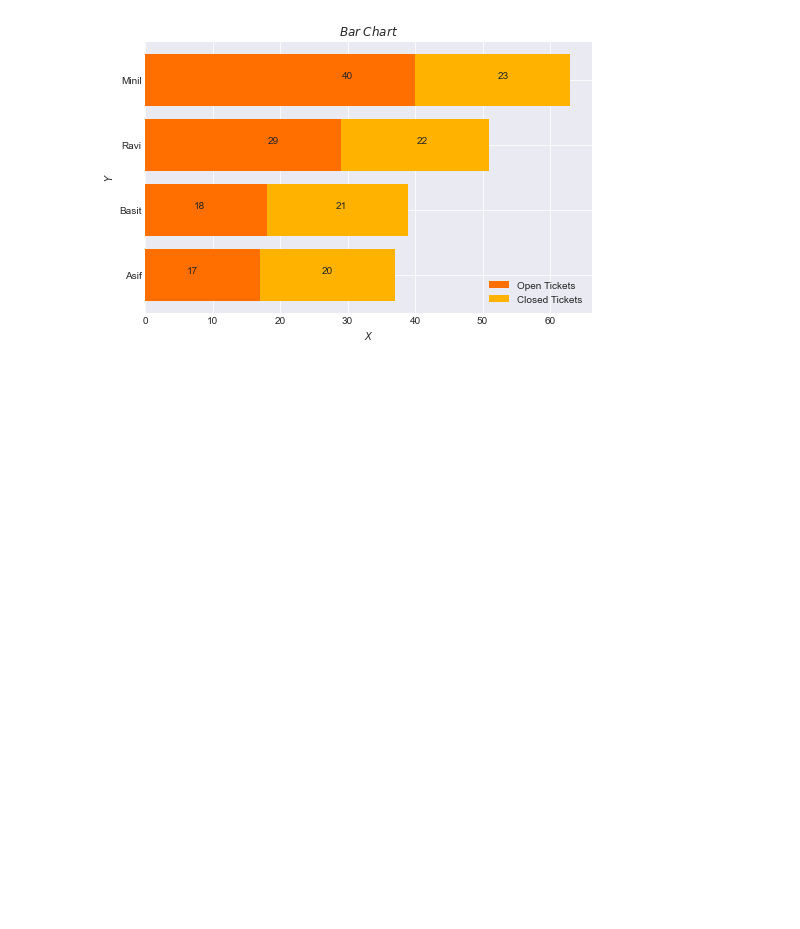
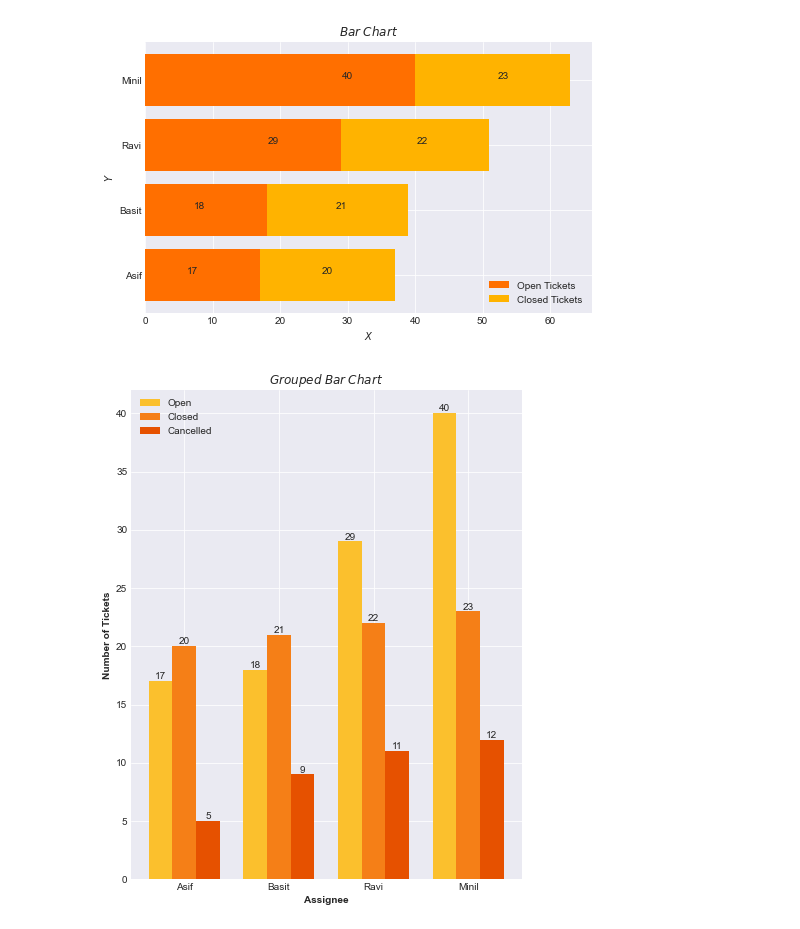
Before and after one commit to uannabi/MatPlotLibGraph, a Jupyter notebook: BarGraph.ipynb, the cells around one changed output. Drawn from its saved outputs; the diff is of its cells as text; code cells hidden in the pictures; blank space fills up the shorter version.

```diff
--- a/BarGraph.ipynb
+++ b/BarGraph.ipynb
@@ -239,3 +239,37 @@ plt.legend()
 plt.show()
 # %% [output]
 [figure]
+# %%
+# Displaying values at the top of the Grouped Bar Chart using plt.text()
+plt.figure(figsize=(7,9))
+# set width of bar
+barWidth = 0.25
+# set height of bar
+y1= np.array([17,18,29,40])
+y2 =np.array([20,21,22,23])
+y3 =np.array([5,9,11,12])
+# Set position of bar on X axis
+pos1 = np.arange(len(y1))
+pos2 = [x + barWidth for x in pos1]
+pos3 = [x + barWidth for x in pos2]
+# Make the plot
+plt.bar(pos1, y1, color='#FBC02D', width=barWidth, label='Open')
+plt.bar(pos2, y2, color='#F57F17', width=barWidth, label='Closed')
+plt.bar(pos3, y3, color='#E65100', width=barWidth, label='Cancelled')
+# Add xticks on the middle of the group bars
+plt.xlabel('Assignee', fontweight='bold')
+plt.ylabel('Number of Tickets', fontweight='bold')
+plt.xticks([i + barWidth for i in range(len(y1))], ['Asif', 'Basit', 'Ravi', 'Minil'])
+for x,y in zip(pos1,y1):
+ plt.text(x, y, '%d' % y, ha='center' , va= 'bottom')
+
+for x,y in zip(pos2,y2):
+ plt.text(x, y, '%d' % y, ha='center' , va= 'bottom')
+for x,y in zip(pos3,y3):
+ plt.text(x, y, '%d' % y, ha='center' , va= 'bottom')
+plt.title ('$Grouped $ $ Bar $ $ Chart$')
+# Create legend & Show graphic
+plt.legend()
+plt.show()
+# %% [output]
+[figure, added]
```
